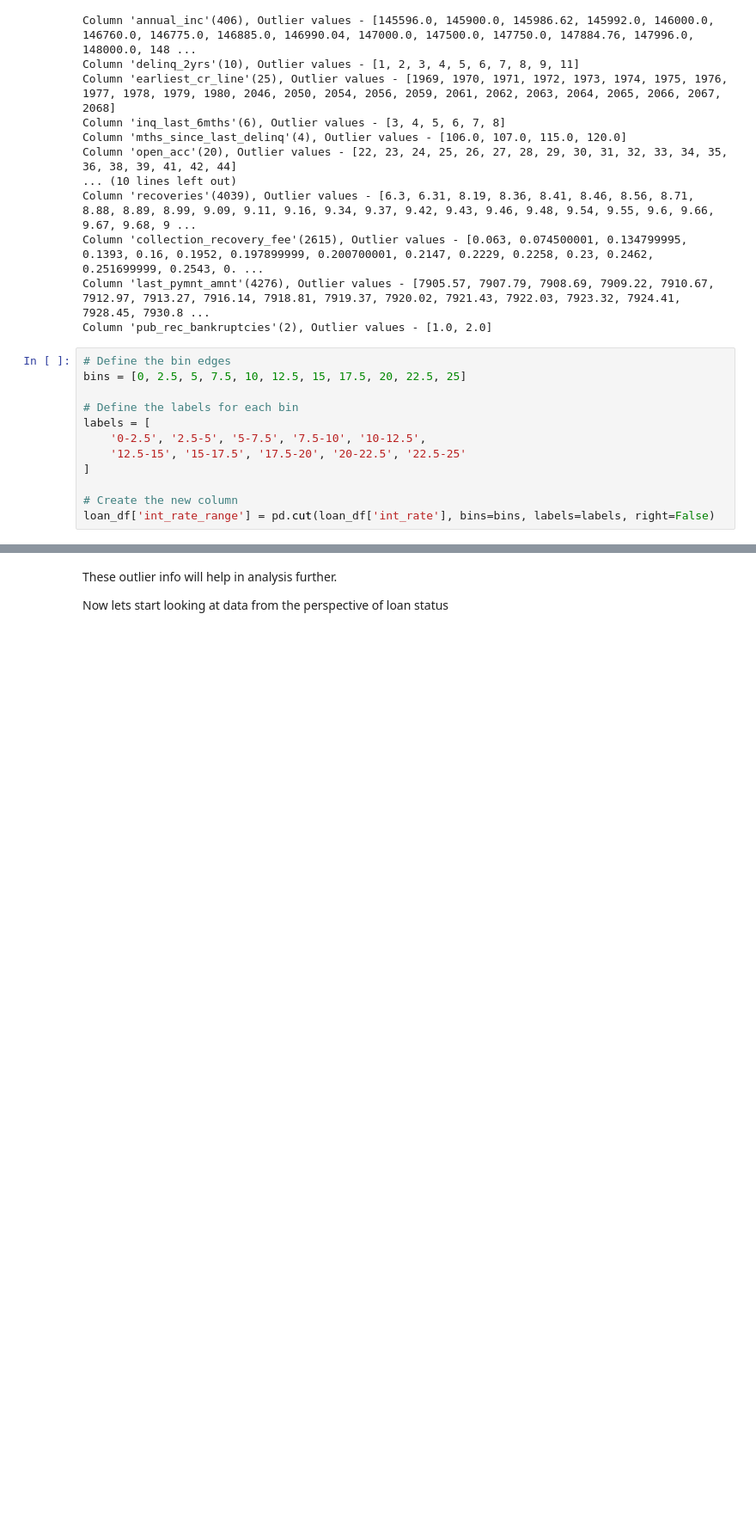
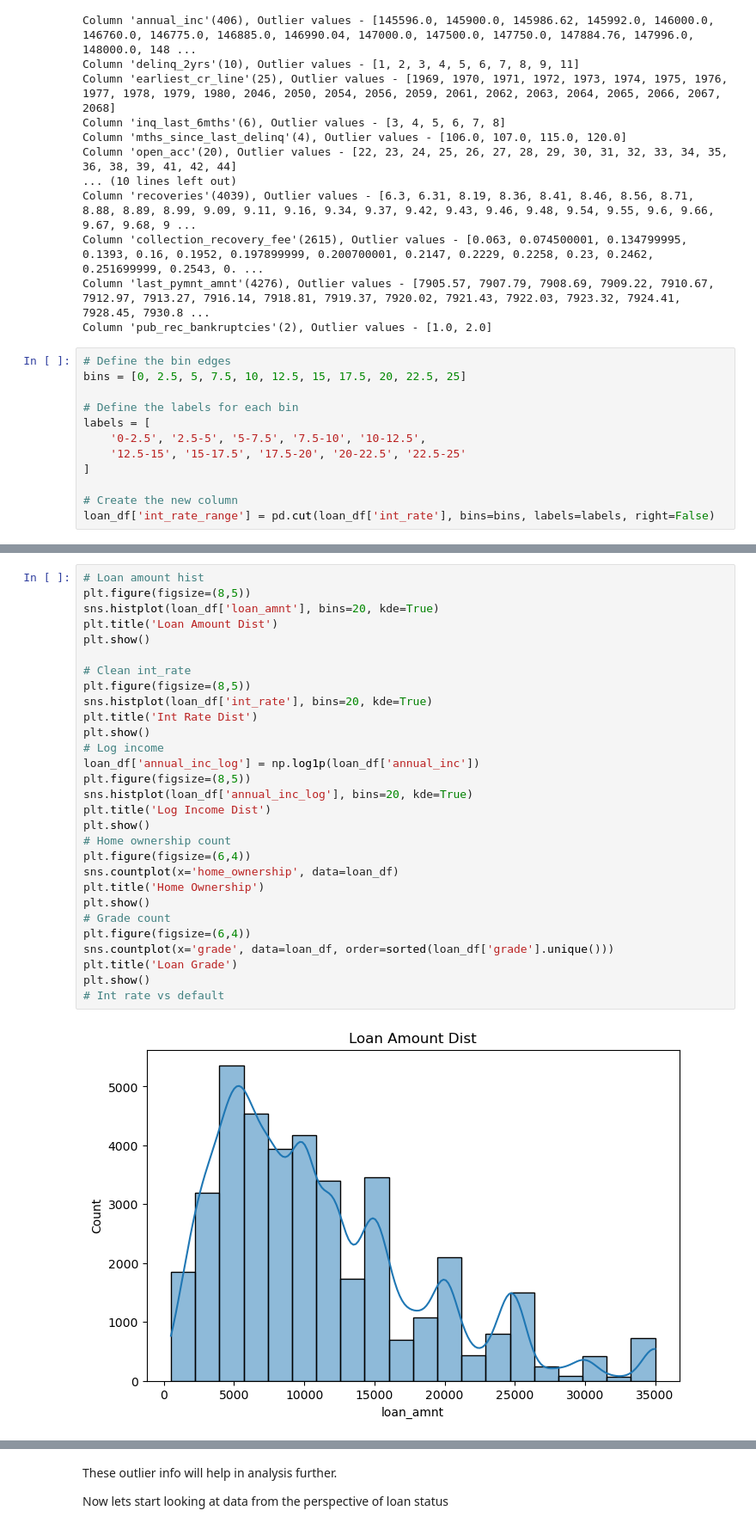
Before and after one commit to VFulara/LendingClubCaseStudy, a Jupyter notebook: final.ipynb, the cells around one changed output, grey strips where cells are left out. Shown at 86% size. Cells and saved outputs as stored; diff of their text form; blank space fills up the shorter version.

```diff
--- a/final.ipynb
+++ b/final.ipynb
@@ -262,0 +270,31 @@ loan_df['int_rate_range'] = pd.cut(loan_df['int_rate'], bins=bins, labels=labels
+# %%
+# Loan amount hist
+plt.figure(figsize=(8,5))
+sns.histplot(loan_df['loan_amnt'], bins=20, kde=True)
+plt.title('Loan Amount Dist')
+plt.show()
+
+# Clean int_rate
+plt.figure(figsize=(8,5))
+sns.histplot(loan_df['int_rate'], bins=20, kde=True)
+plt.title('Int Rate Dist')
+plt.show()
+# Log income
+loan_df['annual_inc_log'] = np.log1p(loan_df['annual_inc'])
+plt.figure(figsize=(8,5))
+sns.histplot(loan_df['annual_inc_log'], bins=20, kde=True)
+plt.title('Log Income Dist')
+plt.show()
+# Home ownership count
+plt.figure(figsize=(6,4))
+sns.countplot(x='home_ownership', data=loan_df)
+plt.title('Home Ownership')
+plt.show()
+# Grade count
+plt.figure(figsize=(6,4))
+sns.countplot(x='grade', data=loan_df, order=sorted(loan_df['grade'].unique()))
+plt.title('Loan Grade')
+plt.show()
+# Int rate vs default
+# %% [output]
+[figure, added]
```
Also changed, not shown: parts of 6 cells of this notebook.
